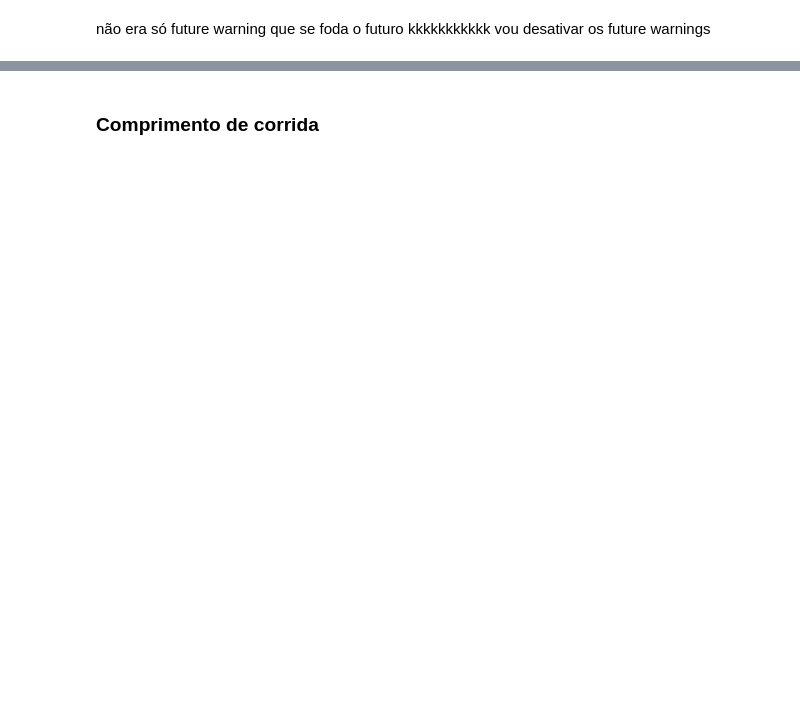
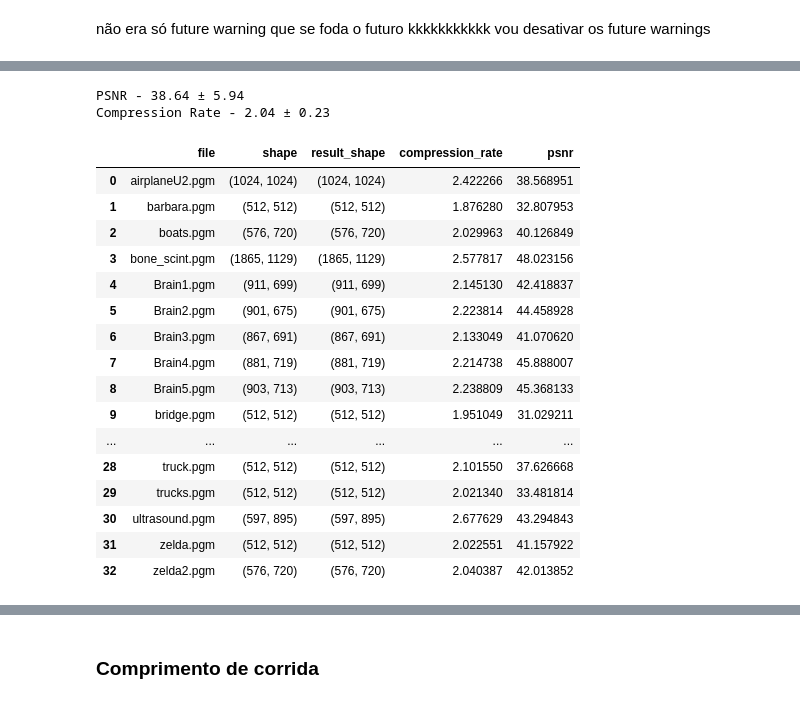
Before and after one commit to isisfcarvalho/tp1-icv, a Jupyter notebook: jpeg.ipynb, the cells around one changed output, grey strips where cells are left out. Cells and saved outputs as stored; diff of their text form; code cells hidden in the pictures; blank space fills up the shorter version.

```diff
--- a/jpeg.ipynb
+++ b/jpeg.ipynb
@@ -550,0 +710,33 @@ evaluation_df
+# %%
+# 90 perc
+percentile = 90
+evaluation_df = evaluateCompression(createCompressWaveletWithPercentile(percentile), decompressWavelet)
+cur_psnr = str(round(evaluation_df['psnr'].mean(), 2)) + " ± " + str(round(evaluation_df['psnr'].std(), 2))
+cur_cr = str(round(evaluation_df['compression_rate'].mean(), 2)) + " ± " + str(round(evaluation_df['compression_rate'].std(), 2))
+compare_df = compare_df.append({'name': 'wavelet' + str(percentile),
+                    'psnr': cur_psnr,
+                    'cr': cur_cr,
+                   }, ignore_index=True)
+print("PSNR -", cur_psnr)
+print("Compression Rate -", cur_cr)
+evaluation_df
+# %% [output]
+PSNR - 38.64 ± 5.94
+Compression Rate - 2.04 ± 0.23
+|  | file | shape | result_shape | compression_rate | psnr |
+| 0 | airplaneU2.pgm | (1024, 1024) | (1024, 1024) | 2.422266 | 38.568951 |
+| 1 | barbara.pgm | (512, 512) | (512, 512) | 1.876280 | 32.807953 |
+| 2 | boats.pgm | (576, 720) | (576, 720) | 2.029963 | 40.126849 |
+| 3 | bone_scint.pgm | (1865, 1129) | (1865, 1129) | 2.577817 | 48.023156 |
+| 4 | Brain1.pgm | (911, 699) | (911, 699) | 2.145130 | 42.418837 |
+| 5 | Brain2.pgm | (901, 675) | (901, 675) | 2.223814 | 44.458928 |
+| 6 | Brain3.pgm | (867, 691) | (867, 691) | 2.133049 | 41.070620 |
+| 7 | Brain4.pgm | (881, 719) | (881, 719) | 2.214738 | 45.888007 |
+| 8 | Brain5.pgm | (903, 713) | (903, 713) | 2.238809 | 45.368133 |
+| 9 | bridge.pgm | (512, 512) | (512, 512) | 1.951049 | 31.029211 |
+| ... | ... | ... | ... | ... | ... |
+| 28 | truck.pgm | (512, 512) | (512, 512) | 2.101550 | 37.626668 |
+| 29 | trucks.pgm | (512, 512) | (512, 512) | 2.021340 | 33.481814 |
+| 30 | ultrasound.pgm | (597, 895) | (597, 895) | 2.677629 | 43.294843 |
+| 31 | zelda.pgm | (512, 512) | (512, 512) | 2.022551 | 41.157922 |
+| 32 | zelda2.pgm | (576, 720) | (576, 720) | 2.040387 | 42.013852 |
```
Also changed, not shown: parts of 32 cells of this notebook.
